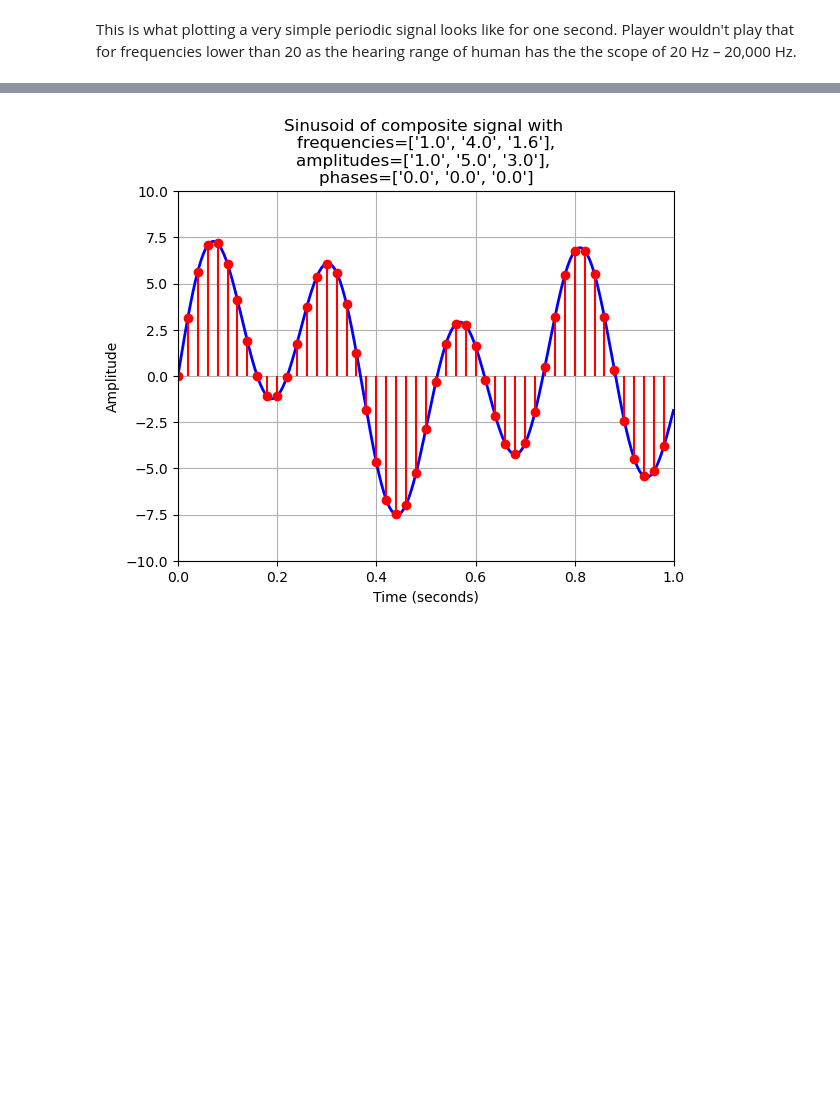
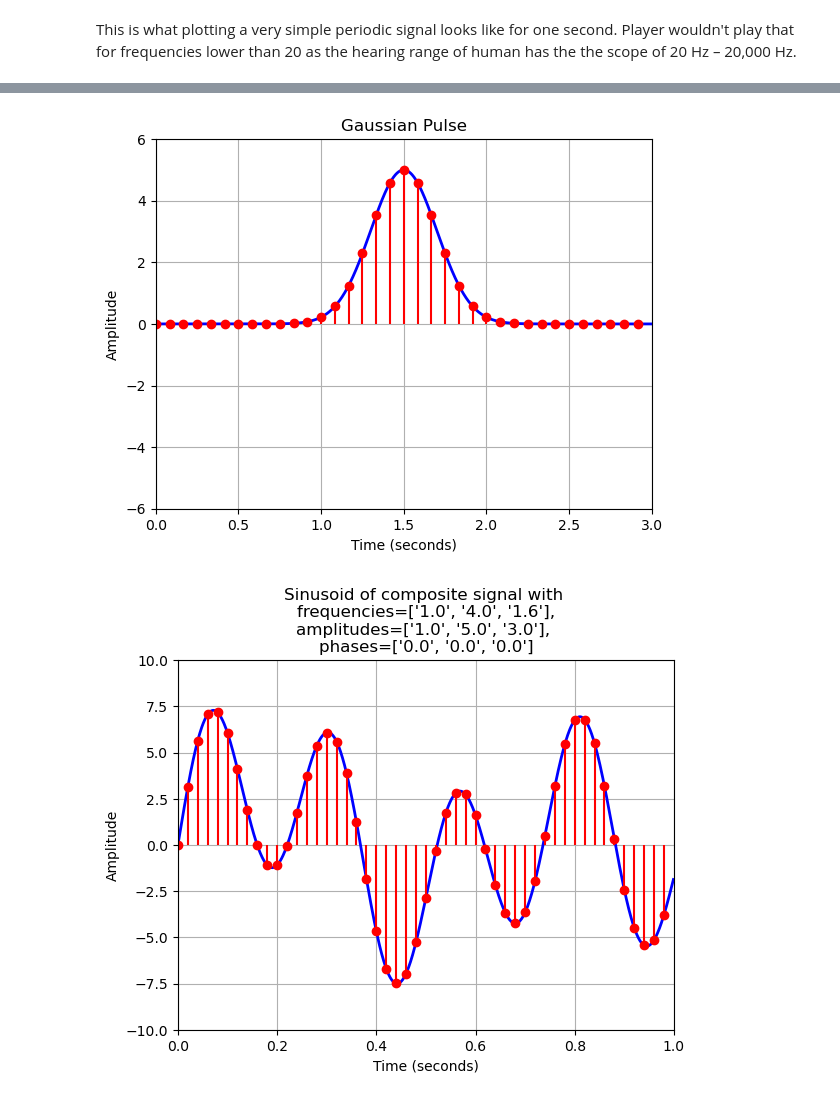
Before and after one commit to MimBikarska88/ADC-FFT, a Jupyter notebook: ADC-FFT-SFFT.ipynb, the cells around one changed output, grey strips where cells are left out. Drawn from its saved outputs; the diff is of its cells as text; code cells hidden in the pictures; blank space fills up the shorter version.

```diff
--- a/ADC-FFT-SFFT.ipynb
+++ b/ADC-FFT-SFFT.ipynb
@@ -159 +194,14 @@ hear_signal(x, sampling_frequency_1)
+# %%
+x_gaussian, t_gaussian = generate_signal(
+    duration = 3,
+    sampling_frequency = 1000,
+    signal_function = gaussian_pulse,
+    amplitude = 5,
+    center = 1.5,
+    width = 0.2
+)
+x_gaussian_discrete, t_gaussian_discrete = sample_signal(t_gaussian, x_gaussian, 3, 12, 5);
+display_graph(x_gaussian, t_gaussian, x_gaussian_discrete, t_gaussian_discrete, "Gaussian Pulse", [0, 3], [-6, 6])
+# %% [output]
+[figure, added]
 # %%
```
Also changed, not shown: parts of 6 cells of this notebook.
